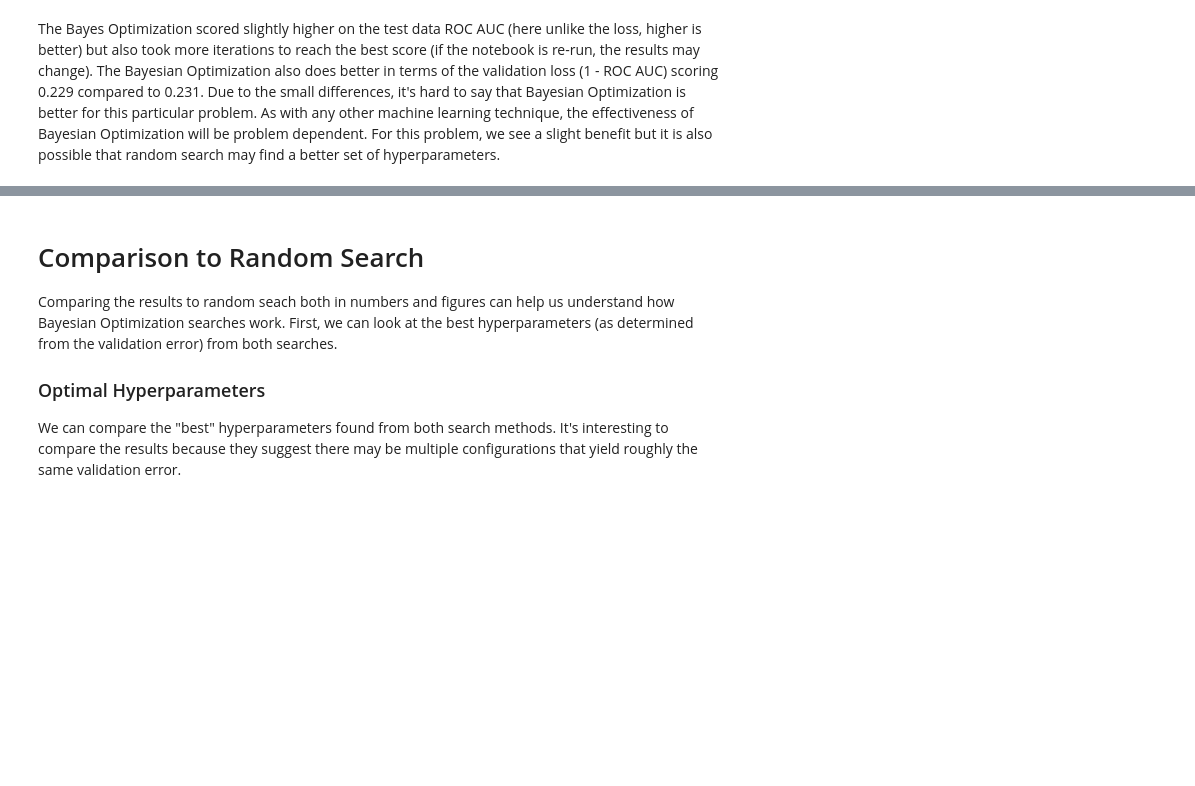
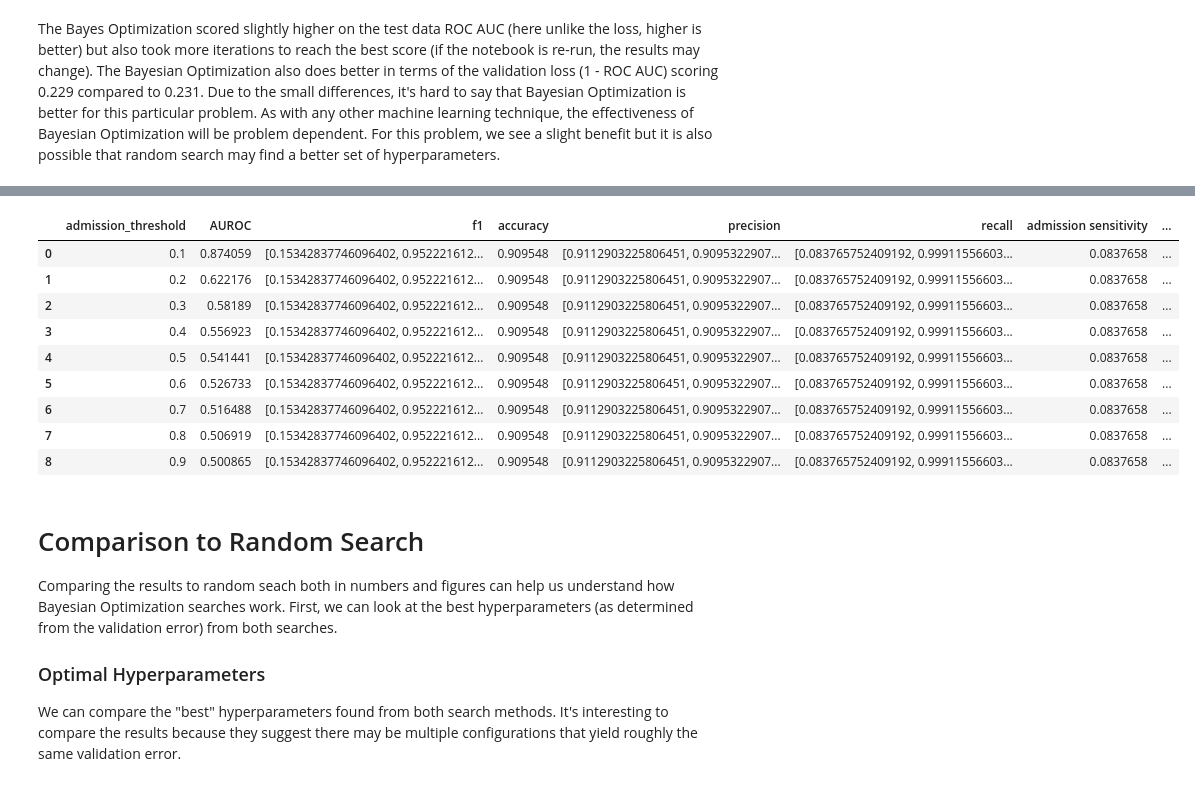
Before and after one commit to Jaskolk/ed-triage, a Jupyter notebook: Bayesian Hyperparameter Optimization of Gradient Boosting Machine.ipynb, the cells around one changed output, grey strips where cells are left out. Drawn from its saved outputs; the diff is of its cells as text; code cells hidden in the pictures; blank space fills up the shorter version.

```diff
--- a/Bayesian Hyperparameter Optimization of Gradient Boosting Machine.ipynb
+++ b/Bayesian Hyperparameter Optimization of Gradient Boosting Machine.ipynb
@@ -921,0 +978,2 @@ The Bayes Optimization scored slightly higher on the test data ROC AUC (here unl
+# %%
+auroc = sklearn.metrics.roc_auc_score(test_labels,preds, average=None)
@@ -921,0 +984,21 @@ The Bayes Optimization scored slightly higher on the test data ROC AUC (here unl
+# %%
+def get_metrics(y_test, preds, predictions, print_output = True):
+    f1_w = sklearn.metrics.f1_score(y_test, predictions, average='weighted')
+    f1 = sklearn.metrics.f1_score(y_test, predictions, average=None)
+    acc = sklearn.metrics.accuracy_score(y_test, predictions)
+    prec = sklearn.metrics.precision_score(y_test,predictions, average=None)
+    rec = sklearn.metrics.recall_score(y_test,predictions, average=None)
+    auroc = sklearn.metrics.roc_auc_score(y_test,preds, average=None)
+
+    if print_output:
+        print ('weighted f1: ', f1_w)
+        print ('AUROC:       ',auroc)
+        print ('accuracy:    ', acc)
+        print ('precision:   ', prec)
+        print ('recall:      ', rec)
+        print ('admission sens: ', rec[0])
+        print ('admission spec: ', rec[1])
+
+    return f1_w, f1, acc, prec, rec, auroc
+# %%
+f1_w, f1, acc, prec, rec, auroc = get_metrics(test_labels,preds, predictions)
@@ -922,3 +1013,34 @@ The Bayes Optimization scored slightly higher on the test data ROC AUC (here unl
+# %%
+def thresholding_analysis(preds, predictions, targets, admission_thresholds = [0.1,0.2,0.3,0.4,0.5,0.6,0.7,0.8,0.9]):
+
+    i = 0
+    for thresh in admission_thresholds:
+        thresholded_predictions = [0 if prob[0] >= thresh else 1 for prob in preds]
+
+        f1_w, f1, acc, prec, rec, auroc = get_metrics(targets,thresholded_predictions, predictions, print_output = False)
+
+        if i == 0:
+            output_df = pd.DataFrame([thresh, f1_w, f1, acc, prec, rec, rec[0], rec[1]]).T
+            output_df.columns = ['admission_threshold', 'AUROC', 'f1', 'accuracy', 'precision', 'recall', 'admission sensitivity', 'admission specificity']
+        else:
+            output_df.loc[len(output_df)] = [thresh, auroc, f1, acc, prec, rec, rec[0], rec[1]]
+        i+=1
+
+    return output_df
+# %%
+preds = best_bayes_model.predict_proba(test_features)  #need both probabilities for my analysis below
+output_df = thresholding_analysis(preds, predictions, test_labels); output_df
+# %% [output]
+|  | admission_threshold | AUROC | f1 | accuracy | precision | recall | admission sensitivity | ... |
+| 0 | 0.1 | 0.874059 | [0.15342837746096402, 0.952221612... | 0.909548 | [0.9112903225806451, 0.9095322907... | [0.083765752409192, 0.99911556603... | 0.0837658 | ... |
+| 1 | 0.2 | 0.622176 | [0.15342837746096402, 0.952221612... | 0.909548 | [0.9112903225806451, 0.9095322907... | [0.083765752409192, 0.99911556603... | 0.0837658 | ... |
+| 2 | 0.3 | 0.58189 | [0.15342837746096402, 0.952221612... | 0.909548 | [0.9112903225806451, 0.9095322907... | [0.083765752409192, 0.99911556603... | 0.0837658 | ... |
+| 3 | 0.4 | 0.556923 | [0.15342837746096402, 0.952221612... | 0.909548 | [0.9112903225806451, 0.9095322907... | [0.083765752409192, 0.99911556603... | 0.0837658 | ... |
+| 4 | 0.5 | 0.541441 | [0.15342837746096402, 0.952221612... | 0.909548 | [0.9112903225806451, 0.9095322907... | [0.083765752409192, 0.99911556603... | 0.0837658 | ... |
+| 5 | 0.6 | 0.526733 | [0.15342837746096402, 0.952221612... | 0.909548 | [0.9112903225806451, 0.9095322907... | [0.083765752409192, 0.99911556603... | 0.0837658 | ... |
+| 6 | 0.7 | 0.516488 | [0.15342837746096402, 0.952221612... | 0.909548 | [0.9112903225806451, 0.9095322907... | [0.083765752409192, 0.99911556603... | 0.0837658 | ... |
+| 7 | 0.8 | 0.506919 | [0.15342837746096402, 0.952221612... | 0.909548 | [0.9112903225806451, 0.9095322907... | [0.083765752409192, 0.99911556603... | 0.0837658 | ... |
+| 8 | 0.9 | 0.500865 | [0.15342837746096402, 0.952221612... | 0.909548 | [0.9112903225806451, 0.9095322907... | [0.083765752409192, 0.99911556603... | 0.0837658 | ... |
 # %% [markdown]
 # Comparison to Random Search
 
```
Also changed, not shown: parts of 27 cells of this notebook, 1 other file.
